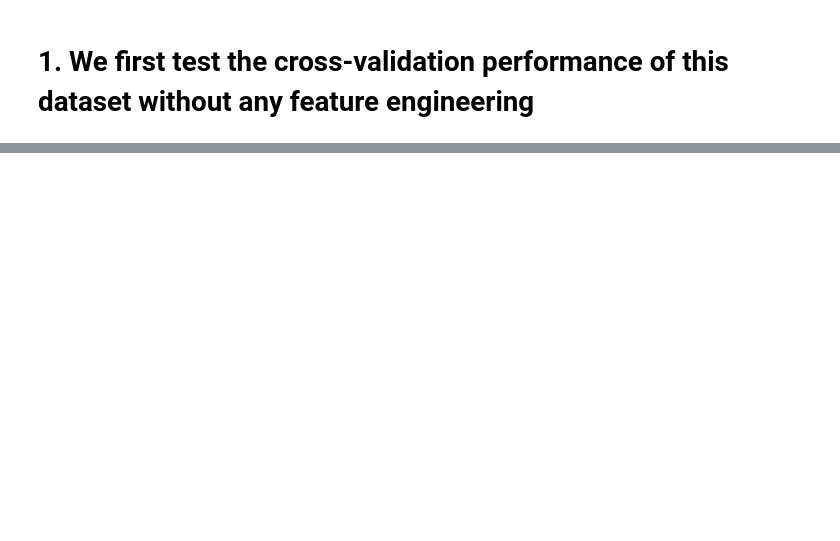
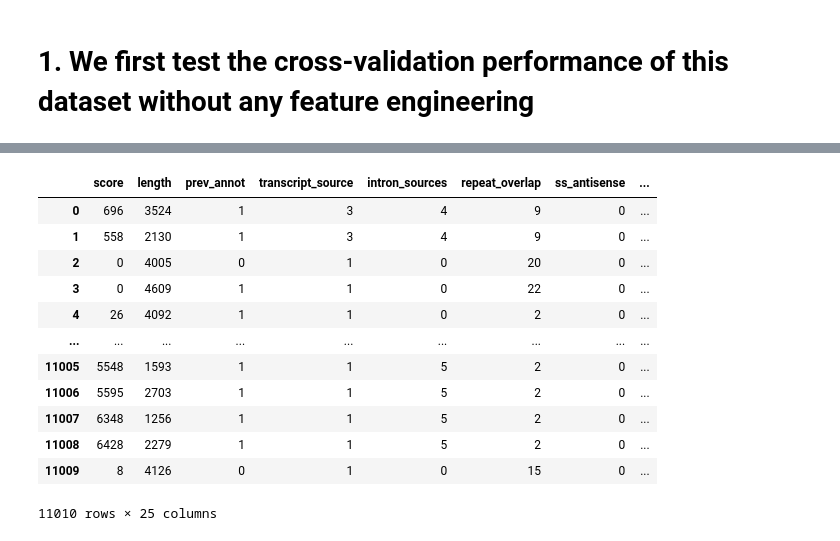
Before and after one commit to Jay-1853/GSoC_ML_gene_annot, a Jupyter notebook: preliminary analysis.ipynb, the cells around one changed output, grey strips where cells are left out. Drawn from its saved outputs; the diff is of its cells as text; code cells hidden in the pictures; blank space fills up the shorter version.

```diff
--- a/preliminary analysis.ipynb
+++ b/preliminary analysis.ipynb
@@ -176,0 +249,30 @@ Balanced Accuracy SD: 0.02055704193838945
+# %%
+# This is downloaded in https://hgdownload.soe.ucsc.edu/goldenPath/hg38/bigZips/
+genome = Fasta('./hg38.fa', sequence_always_upper=True)
+
+# A simple lambda function for matching the chromosome, start and end
+coords_to_dna = lambda start, end, chr: genome[chr][start-1:end]
+# %%
+seq_lst = []
+
+for coords in tqdm(df_annot_test_X_2["coords"]):
+    coords_split = coords.split(":")
+    chromosome = coords_split[0]
+    start = coords_split[1].split("-")[0]
+    stop = coords_split[1].split("-")[1]
+    strand = coords_split[2]
+
+
+    # Send the API request and get the response
+    seq = str(coords_to_dna(int(start), int(stop), chromosome))
+
+    # If the response was successful (i.e. the status code is 200)
+
+    if strand == "-1": #strand
+        seq = Seq(seq)  # Encode the seqeunce into
+        seq = seq.reverse_complement()
+
+
+    seq_lst.append(str(seq))
+
+df_annot_test_X_2["Sequence"] = seq_lst
@@ -176,0 +294,8 @@ Balanced Accuracy SD: 0.02055704193838945
+# %%
+df_annot_test_X_2["A_content"] = (df_annot_test_X_2["Sequence"].str.count("A")) / len(df_annot_test_X_2["Sequence"])
+df_annot_test_X_2["C_content"] = (df_annot_test_X_2["Sequence"].str.count("C")) / len(df_annot_test_X_2["Sequence"])
+df_annot_test_X_2["G_content"] = (df_annot_test_X_2["Sequence"].str.count("G")) / len(df_annot_test_X_2["Sequence"])
+df_annot_test_X_2["T_content"] = (df_annot_test_X_2["Sequence"].str.count("T")) / len(df_annot_test_X_2["Sequence"])
+
+
+df_annot_test_X_2.G_content
@@ -176,0 +315,18 @@ Balanced Accuracy SD: 0.02055704193838945
+# %%
+df_annot_test_X_2 = df_annot_test_X_2.drop(["coords", "Sequence"], axis=1)
+
+df_annot_test_X_2
+# %% [output]
+|  | score | length | prev_annot | transcript_source | intron_sources | repeat_overlap | ss_antisense | ... |
+| 0 | 696 | 3524 | 1 | 3 | 4 | 9 | 0 | ... |
+| 1 | 558 | 2130 | 1 | 3 | 4 | 9 | 0 | ... |
+| 2 | 0 | 4005 | 0 | 1 | 0 | 20 | 0 | ... |
+| 3 | 0 | 4609 | 1 | 1 | 0 | 22 | 0 | ... |
+| 4 | 26 | 4092 | 1 | 1 | 0 | 2 | 0 | ... |
+| ... | ... | ... | ... | ... | ... | ... | ... | ... |
+| 11005 | 5548 | 1593 | 1 | 1 | 5 | 2 | 0 | ... |
+| 11006 | 5595 | 2703 | 1 | 1 | 5 | 2 | 0 | ... |
+| 11007 | 6348 | 1256 | 1 | 1 | 5 | 2 | 0 | ... |
+| 11008 | 6428 | 2279 | 1 | 1 | 5 | 2 | 0 | ... |
+| 11009 | 8 | 4126 | 0 | 1 | 0 | 15 | 0 | ... |
+11010 rows × 25 columns
```
Also changed, not shown: parts of 22 cells of this notebook.
